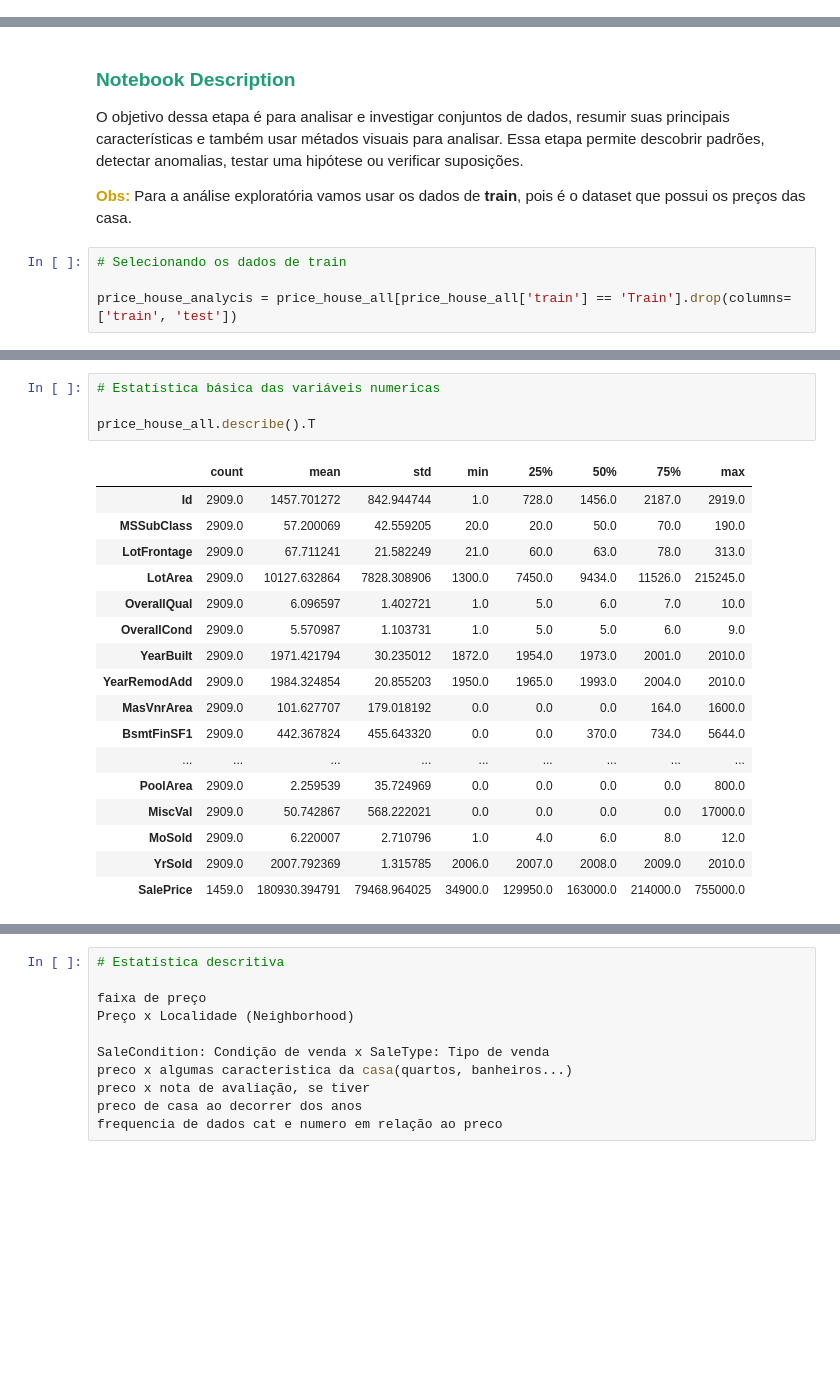
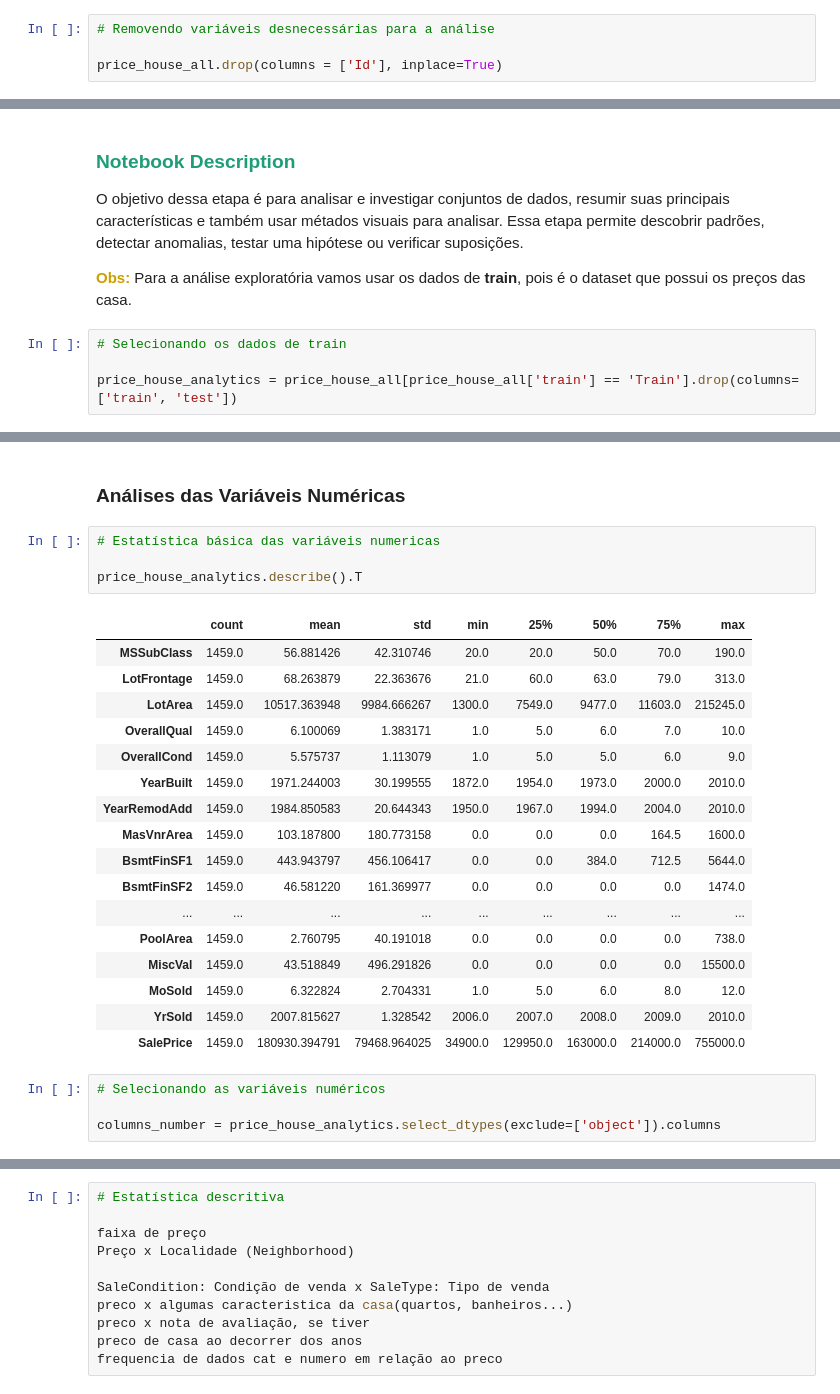
Before and after one commit to anamariapego/House_Price_Predicition, a Jupyter notebook: 01-CodigoFonte/01-EngenhariaDeDados/House_Price_Prediction.ipynb, the cells around one changed output, grey strips where cells are left out. Drawn from its saved outputs; the diff is of its cells as text; blank space fills up the shorter version.

Commit message:
analytics

```diff
--- a/01-CodigoFonte/01-EngenhariaDeDados/House_Price_Prediction.ipynb
+++ b/01-CodigoFonte/01-EngenhariaDeDados/House_Price_Prediction.ipynb
@@ -308,6 +309,10 @@ price_house_all.loc[:, price_house_all.isnull().any()]
 
 price_house_all.dropna(subset=['MSZoning', 'Utilities', 'Exterior1st', 'Exterior2nd',
                                 'Electrical','KitchenQual', 'Functional', 'SaleType'], inplace = True)
+# %%
+# Removendo variáveis desnecessárias para a análise
+
+price_house_all.drop(columns = ['Id'], inplace=True)
 # %% [markdown]
 <h1 style="text-align:center;" ><a id="ses5">Análise Exploratória de Dados</a></h1>
 
@@ -321,4 +326,4 @@ O objetivo dessa etapa é para analisar e investigar conjuntos de dados, resumir
 # %%
 # Selecionando os dados de train
 
-price_house_analycis = price_house_all[price_house_all['train'] == 'Train'].drop(columns=['train', 'test'])
+price_house_analytics = price_house_all[price_house_all['train'] == 'Train'].drop(columns=['train', 'test'])
@@ -340,22 +341,28 @@ Name: train, Length: 2909, dtype: object
+# %% [markdown]
+### Análises das Variáveis Numéricas
 # %%
 # Estatística básica das variáveis numericas
 
-price_house_all.describe().T
+price_house_analytics.describe().T
 # %% [output]
 |  | count | mean | std | min | 25% | 50% | 75% | max |
-| Id | 2909.0 | 1457.701272 | 842.944744 | 1.0 | 728.0 | 1456.0 | 2187.0 | 2919.0 |
-| MSSubClass | 2909.0 | 57.200069 | 42.559205 | 20.0 | 20.0 | 50.0 | 70.0 | 190.0 |
-| LotFrontage | 2909.0 | 67.711241 | 21.582249 | 21.0 | 60.0 | 63.0 | 78.0 | 313.0 |
-| LotArea | 2909.0 | 10127.632864 | 7828.308906 | 1300.0 | 7450.0 | 9434.0 | 11526.0 | 215245.0 |
-| OverallQual | 2909.0 | 6.096597 | 1.402721 | 1.0 | 5.0 | 6.0 | 7.0 | 10.0 |
-| OverallCond | 2909.0 | 5.570987 | 1.103731 | 1.0 | 5.0 | 5.0 | 6.0 | 9.0 |
-| YearBuilt | 2909.0 | 1971.421794 | 30.235012 | 1872.0 | 1954.0 | 1973.0 | 2001.0 | 2010.0 |
-| YearRemodAdd | 2909.0 | 1984.324854 | 20.855203 | 1950.0 | 1965.0 | 1993.0 | 2004.0 | 2010.0 |
-| MasVnrArea | 2909.0 | 101.627707 | 179.018192 | 0.0 | 0.0 | 0.0 | 164.0 | 1600.0 |
-| BsmtFinSF1 | 2909.0 | 442.367824 | 455.643320 | 0.0 | 0.0 | 370.0 | 734.0 | 5644.0 |
+| MSSubClass | 1459.0 | 56.881426 | 42.310746 | 20.0 | 20.0 | 50.0 | 70.0 | 190.0 |
+| LotFrontage | 1459.0 | 68.263879 | 22.363676 | 21.0 | 60.0 | 63.0 | 79.0 | 313.0 |
+| LotArea | 1459.0 | 10517.363948 | 9984.666267 | 1300.0 | 7549.0 | 9477.0 | 11603.0 | 215245.0 |
+| OverallQual | 1459.0 | 6.100069 | 1.383171 | 1.0 | 5.0 | 6.0 | 7.0 | 10.0 |
+| OverallCond | 1459.0 | 5.575737 | 1.113079 | 1.0 | 5.0 | 5.0 | 6.0 | 9.0 |
+| YearBuilt | 1459.0 | 1971.244003 | 30.199555 | 1872.0 | 1954.0 | 1973.0 | 2000.0 | 2010.0 |
+| YearRemodAdd | 1459.0 | 1984.850583 | 20.644343 | 1950.0 | 1967.0 | 1994.0 | 2004.0 | 2010.0 |
+| MasVnrArea | 1459.0 | 103.187800 | 180.773158 | 0.0 | 0.0 | 0.0 | 164.5 | 1600.0 |
+| BsmtFinSF1 | 1459.0 | 443.943797 | 456.106417 | 0.0 | 0.0 | 384.0 | 712.5 | 5644.0 |
+| BsmtFinSF2 | 1459.0 | 46.581220 | 161.369977 | 0.0 | 0.0 | 0.0 | 0.0 | 1474.0 |
 | ... | ... | ... | ... | ... | ... | ... | ... | ... |
-| PoolArea | 2909.0 | 2.259539 | 35.724969 | 0.0 | 0.0 | 0.0 | 0.0 | 800.0 |
-| MiscVal | 2909.0 | 50.742867 | 568.222021 | 0.0 | 0.0 | 0.0 | 0.0 | 17000.0 |
-| MoSold | 2909.0 | 6.220007 | 2.710796 | 1.0 | 4.0 | 6.0 | 8.0 | 12.0 |
-| YrSold | 2909.0 | 2007.792369 | 1.315785 | 2006.0 | 2007.0 | 2008.0 | 2009.0 | 2010.0 |
+| PoolArea | 1459.0 | 2.760795 | 40.191018 | 0.0 | 0.0 | 0.0 | 0.0 | 738.0 |
+| MiscVal | 1459.0 | 43.518849 | 496.291826 | 0.0 | 0.0 | 0.0 | 0.0 | 15500.0 |
+| MoSold | 1459.0 | 6.322824 | 2.704331 | 1.0 | 5.0 | 6.0 | 8.0 | 12.0 |
+| YrSold | 1459.0 | 2007.815627 | 1.328542 | 2006.0 | 2007.0 | 2008.0 | 2009.0 | 2010.0 |
 | SalePrice | 1459.0 | 180930.394791 | 79468.964025 | 34900.0 | 129950.0 | 163000.0 | 214000.0 | 755000.0 |
+# %%
+# Selecionando as variáveis numéricos
+
+columns_number = price_house_analytics.select_dtypes(exclude=['object']).columns
```
Also changed, not shown: parts of 16 cells of this notebook.
